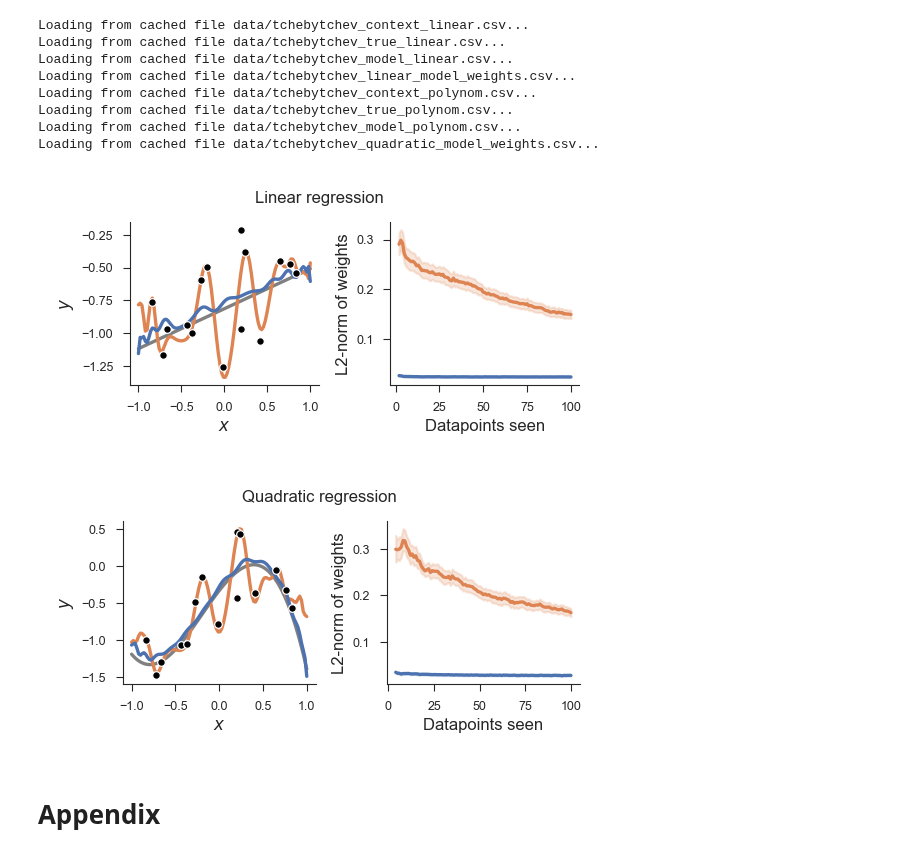
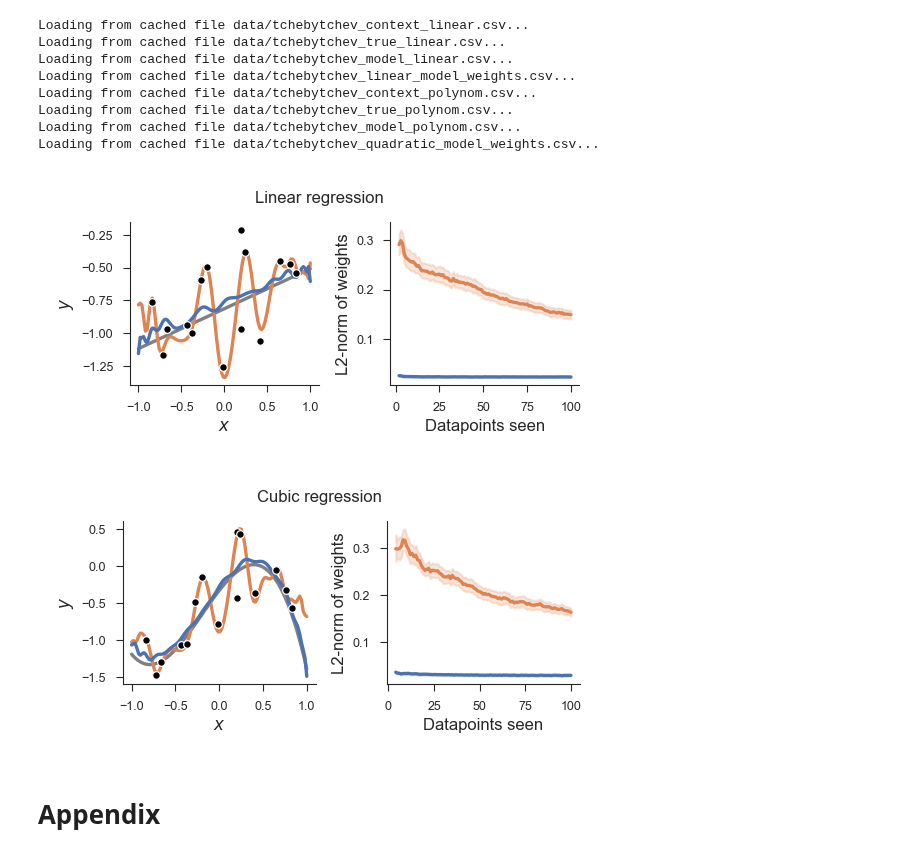
Before and after one commit to 3rdCore/PrequentialCode, a Jupyter notebook: papers/preprint/notebook.ipynb, the cells around one changed output. Cells and saved outputs as stored; diff of their text form; code cells hidden in the pictures.

Commit message:
Updated polynom figure

```diff
--- a/papers/preprint/notebook.ipynb
+++ b/papers/preprint/notebook.ipynb
@@ -1166,35 +1166,35 @@ sns.lineplot(
 sns.scatterplot(
     data=data_context,
     x="x",
     y="y",
     ax=axs[0],
     color="black",
     marker=".",
     zorder=3,
     s=30,
 )
 axs[0].set(xlabel="$x$", ylabel="$y$")
 axs[0].legend().remove()
 sns.lineplot(
     data=data_tchebytchev_weights,
     x="sample_id",
     y="weights",
     hue="meta_objective",
     hue_order=["train", "prequential"],
     palette=[default_method_hue["train"], default_method_hue["prequential"]],
     ax=axs[1],
 )
 axs[1].set(
     xlabel="Datapoints seen",
     ylabel="L2-norm of weights",
 )
 axs[1].legend().remove()
-fig.suptitle("Quadratic regression")
+fig.suptitle("Cubic regression")
 fig.savefig("saved/tchebytchev_polynom.pdf")
 plt.show()
 # %% [output]
 [figure]
-[figure, old version]
+[figure, new version]
 # %% [markdown]
 # Appendix
 # %% [markdown]
```
Also changed, not shown: 3 other files.
